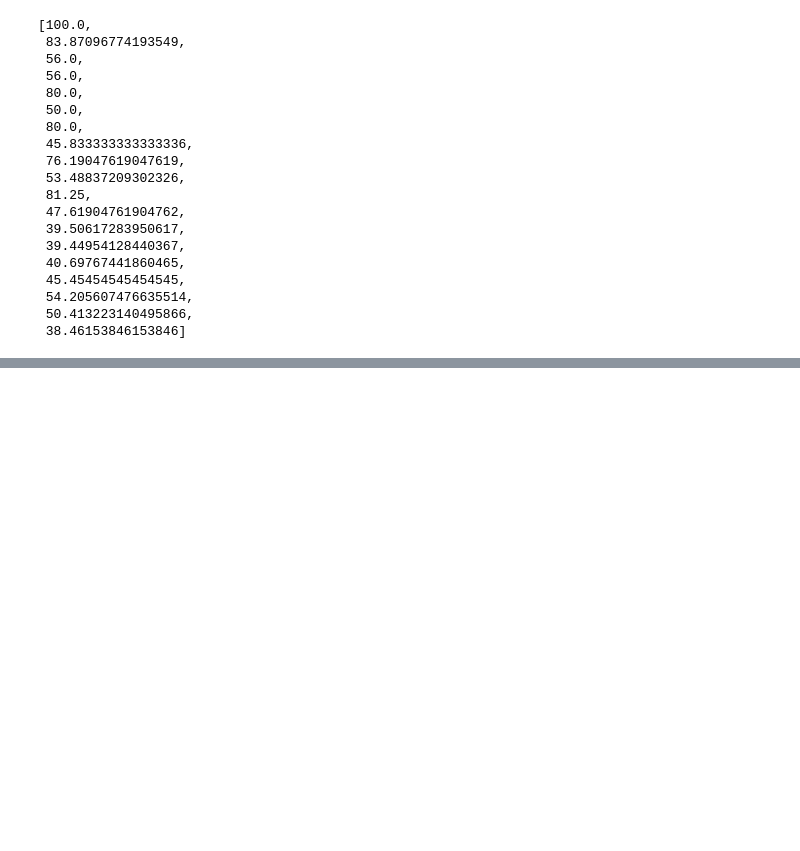
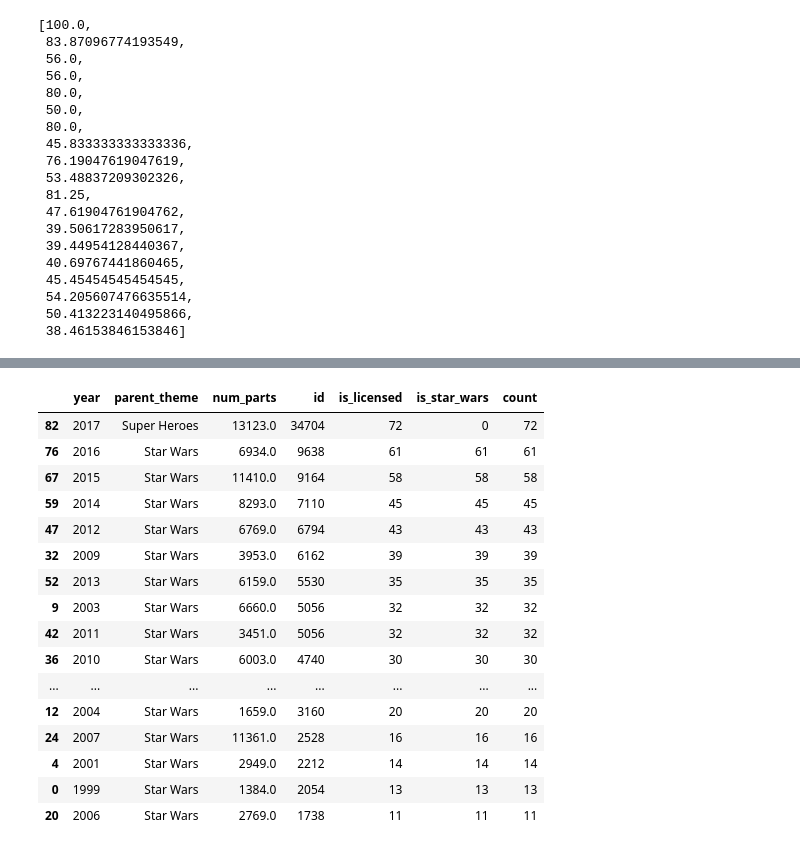
Before and after one commit to NBK-code/Pandas_Basics, a Jupyter notebook: Lego_Analysis.ipynb, the cells around one changed output, grey strips where cells are left out. Saved outputs shown, nothing was run; the diff lists cells and outputs as text; code cells hidden in the pictures; blank space fills up the shorter version.

```diff
--- a/Lego_Analysis.ipynb
+++ b/Lego_Analysis.ipynb
@@ -174,3 +174,9 @@ licensed_star_wars_percent
  54.205607476635514,
  50.413223140495866,
  38.46153846153846]
+# %%
+licensed_sorted = licensed.sort_values('year')
+# %%
+licensed_sorted['count'] = 1
+# %%
+summed_df = licensed_sorted.groupby(['year','parent_theme']).sum().reset_index()
@@ -176,0 +199,22 @@ licensed_star_wars_percent
+# %%
+new_df = summed_df.sort_values('count', ascending = False).drop_duplicates(['year'])
+# %%
+new_df
+# %% [output]
+|  | year | parent_theme | num_parts | id | is_licensed | is_star_wars | count |
+| 82 | 2017 | Super Heroes | 13123.0 | 34704 | 72 | 0 | 72 |
+| 76 | 2016 | Star Wars | 6934.0 | 9638 | 61 | 61 | 61 |
+| 67 | 2015 | Star Wars | 11410.0 | 9164 | 58 | 58 | 58 |
+| 59 | 2014 | Star Wars | 8293.0 | 7110 | 45 | 45 | 45 |
+| 47 | 2012 | Star Wars | 6769.0 | 6794 | 43 | 43 | 43 |
+| 32 | 2009 | Star Wars | 3953.0 | 6162 | 39 | 39 | 39 |
+| 52 | 2013 | Star Wars | 6159.0 | 5530 | 35 | 35 | 35 |
+| 9 | 2003 | Star Wars | 6660.0 | 5056 | 32 | 32 | 32 |
+| 42 | 2011 | Star Wars | 3451.0 | 5056 | 32 | 32 | 32 |
+| 36 | 2010 | Star Wars | 6003.0 | 4740 | 30 | 30 | 30 |
+| ... | ... | ... | ... | ... | ... | ... | ... |
+| 12 | 2004 | Star Wars | 1659.0 | 3160 | 20 | 20 | 20 |
+| 24 | 2007 | Star Wars | 11361.0 | 2528 | 16 | 16 | 16 |
+| 4 | 2001 | Star Wars | 2949.0 | 2212 | 14 | 14 | 14 |
+| 0 | 1999 | Star Wars | 1384.0 | 2054 | 13 | 13 | 13 |
+| 20 | 2006 | Star Wars | 2769.0 | 1738 | 11 | 11 | 11 |
```
Also changed, not shown: parts of 2 cells of this notebook.
